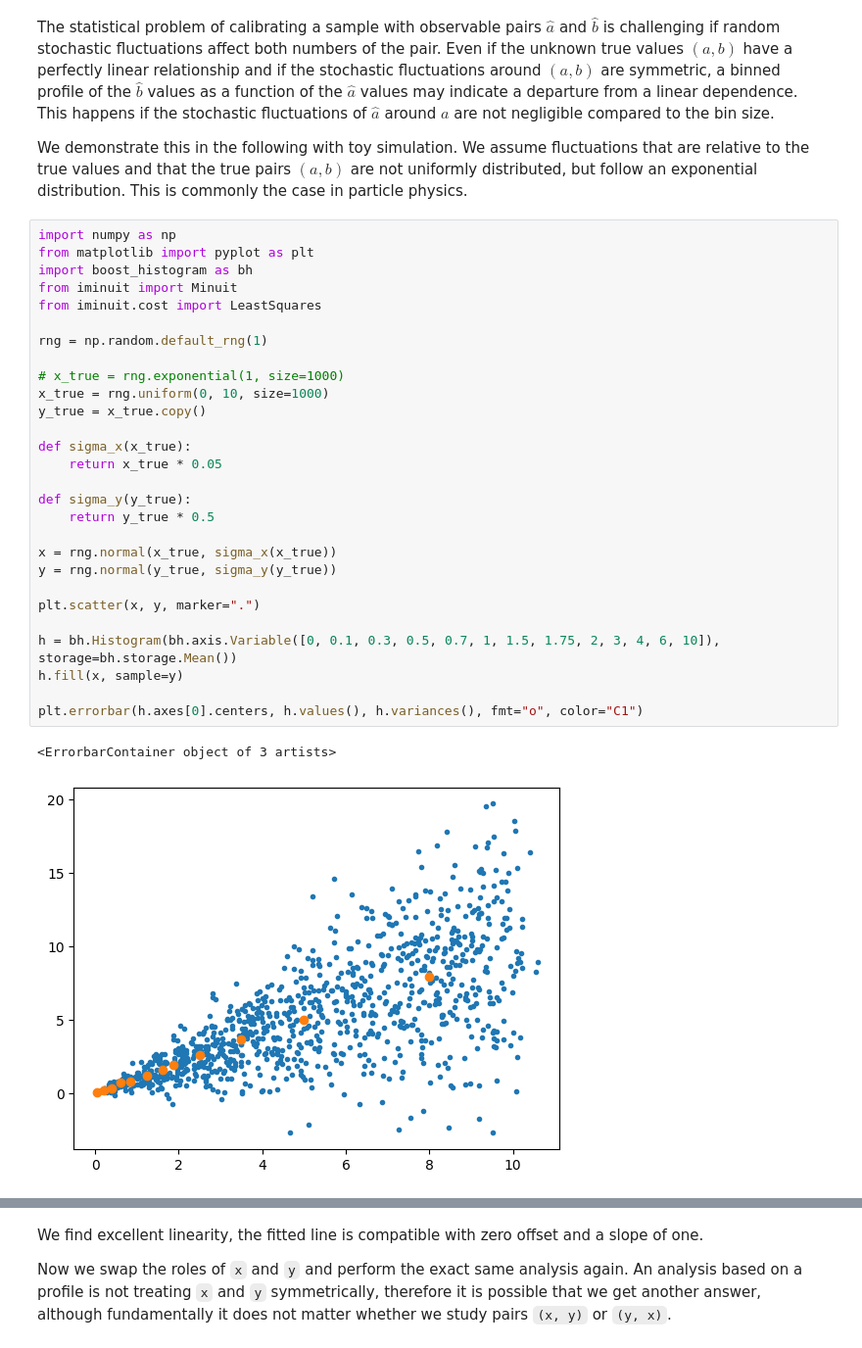
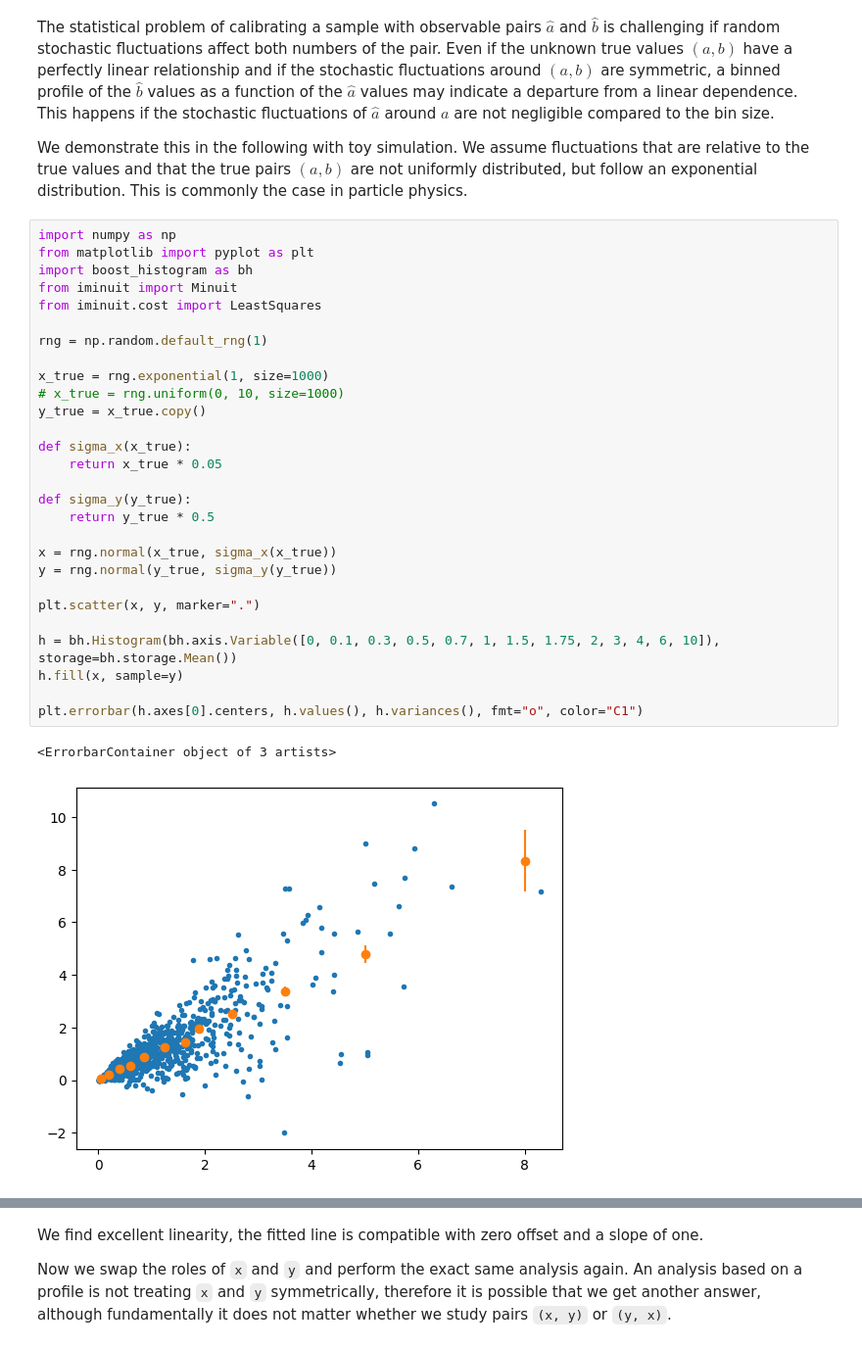
Before and after one commit to HDembinski/HDembinski.github.io, a Jupyter notebook: naive_calibration_bias.ipynb, the cells around one changed output, grey strips where cells are left out. Shown at 98% size. Cells and saved outputs as stored; diff of their text form.

```diff
--- a/naive_calibration_bias.ipynb
+++ b/naive_calibration_bias.ipynb
@@ -7,34 +7,34 @@ We demonstrate this in the following with toy simulation. We assume fluctuations
 # %%
 import numpy as np
 from matplotlib import pyplot as plt
 import boost_histogram as bh
 from iminuit import Minuit
 from iminuit.cost import LeastSquares
 
 rng = np.random.default_rng(1)
 
-# x_true = rng.exponential(1, size=1000)
-x_true = rng.uniform(0, 10, size=1000)
+x_true = rng.exponential(1, size=1000)
+# x_true = rng.uniform(0, 10, size=1000)
 y_true = x_true.copy()
 
 def sigma_x(x_true):
     return x_true * 0.05
 
 def sigma_y(y_true):
     return y_true * 0.5
 
 x = rng.normal(x_true, sigma_x(x_true))
 y = rng.normal(y_true, sigma_y(y_true))
 
 plt.scatter(x, y, marker=".")
 
 h = bh.Histogram(bh.axis.Variable([0, 0.1, 0.3, 0.5, 0.7, 1, 1.5, 1.75, 2, 3, 4, 6, 10]), storage=bh.storage.Mean())
 h.fill(x, sample=y)
 
 plt.errorbar(h.axes[0].centers, h.values(), h.variances(), fmt="o", color="C1")
 # %% [output]
 <ErrorbarContainer object of 3 artists>
-[figure, old version]
+[figure, new version]
 # %%
 def line(x, a, b):
     return a + x * b
```
Also changed, not shown: parts of 3 cells of this notebook.
